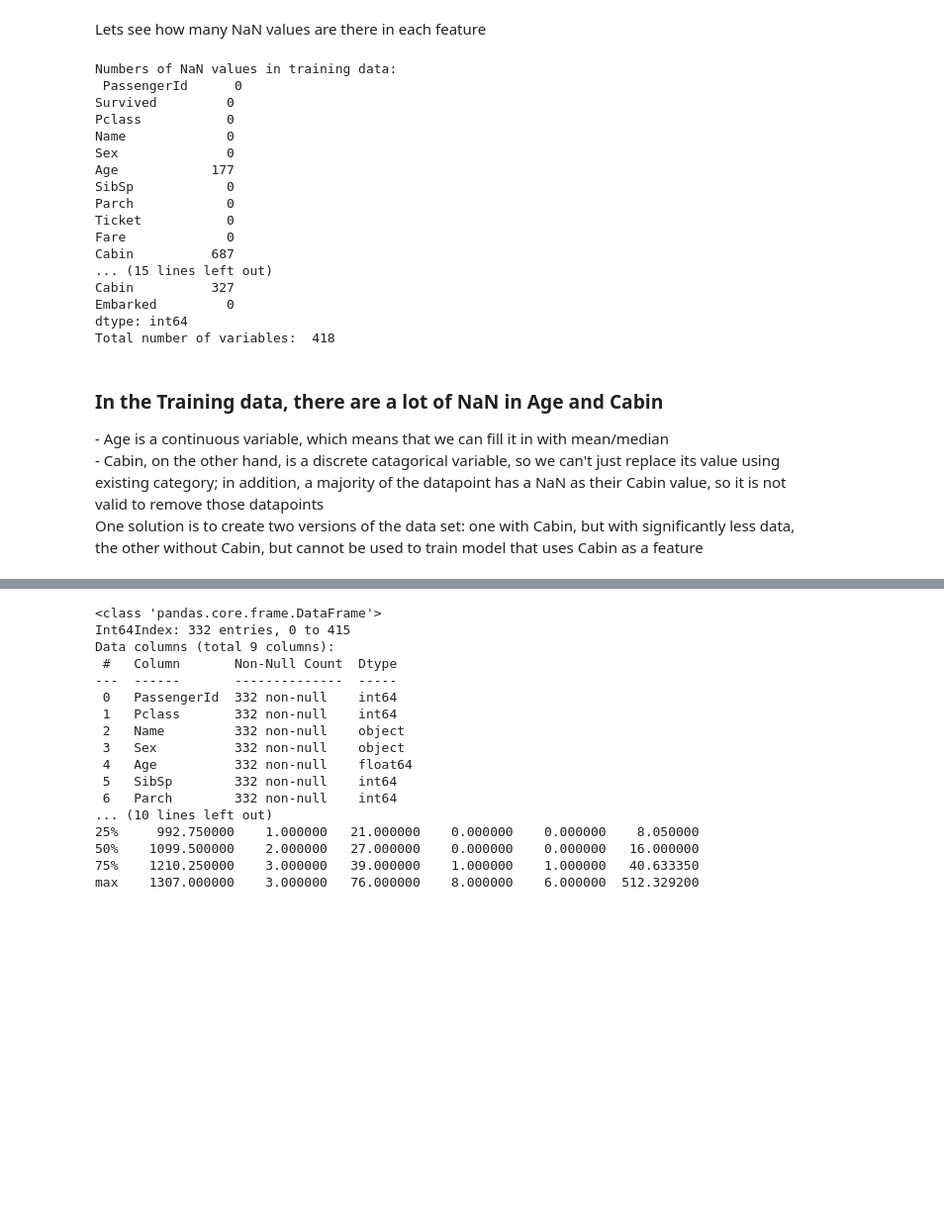
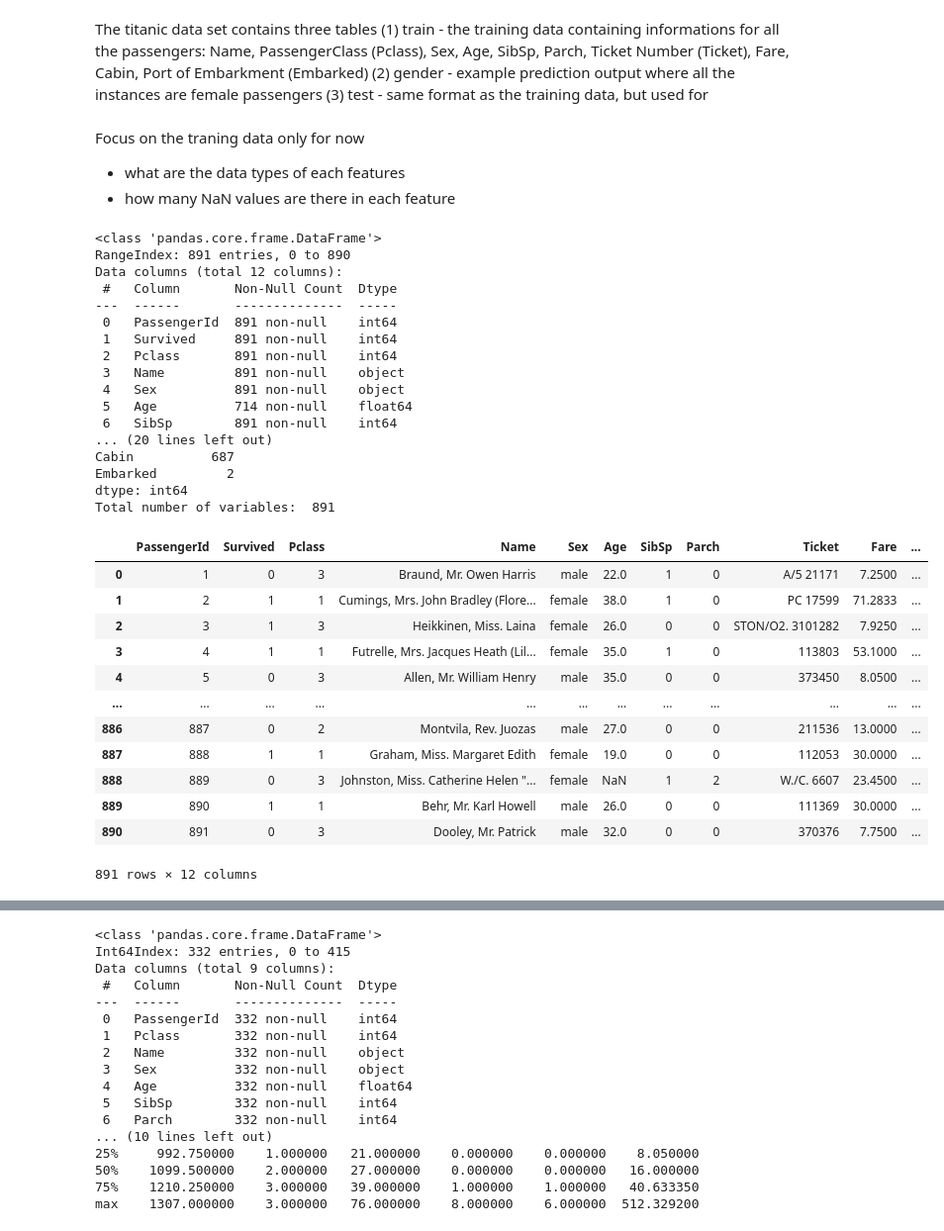
Before and after one commit to Barry0121/SFHack_TODO, a Jupyter notebook: data_analysis/analysis.ipynb, the cells around one changed output, grey strips where cells are left out. Shown at 99% size. Cells and saved outputs as stored; diff of their text form; code cells hidden in the pictures; blank space fills up the shorter version.

```diff
--- a/data_analysis/analysis.ipynb
+++ b/data_analysis/analysis.ipynb
@@ -15,0 +9,5 @@ train = pd.read_csv('data/train.csv')
+# %% [markdown]
+The titanic data set contains three tables
+(1) train - the training data containing informations for all the passengers: Name, PassengerClass (Pclass), Sex, Age, SibSp, Parch, Ticket Number (Ticket), Fare, Cabin, Port of Embarkment (Embarked)
+(2) gender - example prediction output where all the instances are female passengers
+(3) test - same format as the training data, but used for
@@ -16,36 +18,45 @@ train = pd.read_csv('data/train.csv')
 # %% [markdown]
-Lets see how many NaN values are there in each feature
+Focus on the traning data only for now <br>
+* what are the data types of each features
+* how many NaN values are there in each feature
 # %%
 # create a copy of the original dataset
-train_clean = train.copy(deep = True)
-test_clean = test.copy(deep=True)
+train_copy = train.copy(deep = True)
 
-print("Numbers of NaN values in training data: \n", train_clean.isnull().sum(), "\nTotal number of variables: ", train_clean.shape[0])
-print("\n")
-print("Numbers of NaN values in training data: \n", test_clean.isnull().sum(), "\nTotal number of variables: ", test_clean.shape[0])
+print('Datatypes of each feature: \n', train_copy.info())
+
+print("Numbers of NaN values in training data: \n", train_copy.isnull().sum(),
+      "\nTotal number of variables: ", train_copy.shape[0])
+
+train_copy
 # %% [output]
-Numbers of NaN values in training data:
- PassengerId      0
-Survived         0
-Pclass           0
-Name             0
-Sex              0
-Age            177
-SibSp            0
-Parch            0
-Ticket           0
-Fare             0
+<class 'pandas.core.frame.DataFrame'>
+RangeIndex: 891 entries, 0 to 890
+Data columns (total 12 columns):
+ #   Column       Non-Null Count  Dtype
+---  ------       --------------  -----
+ 0   PassengerId  891 non-null    int64
+ 1   Survived     891 non-null    int64
+ 2   Pclass       891 non-null    int64
+ 3   Name         891 non-null    object
+ 4   Sex          891 non-null    object
+ 5   Age          714 non-null    float64
+ 6   SibSp        891 non-null    int64
+... (20 lines left out)
 Cabin          687
-... (15 lines left out)
-Cabin          327
-Embarked         0
+Embarked         2
 dtype: int64
-Total number of variables:  418
+Total number of variables:  891
+|  | PassengerId | Survived | Pclass | Name | Sex | Age | SibSp | Parch | Ticket | Fare | ... |
+| 0 | 1 | 0 | 3 | Braund, Mr. Owen Harris | male | 22.0 | 1 | 0 | A/5 21171 | 7.2500 | ... |
+| 1 | 2 | 1 | 1 | Cumings, Mrs. John Bradley (Flore... | female | 38.0 | 1 | 0 | PC 17599 | 71.2833 | ... |
+| 2 | 3 | 1 | 3 | Heikkinen, Miss. Laina | female | 26.0 | 0 | 0 | STON/O2. 3101282 | 7.9250 | ... |
+| 3 | 4 | 1 | 1 | Futrelle, Mrs. Jacques Heath (Lil... | female | 35.0 | 1 | 0 | 113803 | 53.1000 | ... |
+| 4 | 5 | 0 | 3 | Allen, Mr. William Henry | male | 35.0 | 0 | 0 | 373450 | 8.0500 | ... |
+| ... | ... | ... | ... | ... | ... | ... | ... | ... | ... | ... | ... |
+| 886 | 887 | 0 | 2 | Montvila, Rev. Juozas | male | 27.0 | 0 | 0 | 211536 | 13.0000 | ... |
+| 887 | 888 | 1 | 1 | Graham, Miss. Margaret Edith | female | 19.0 | 0 | 0 | 112053 | 30.0000 | ... |
+| 888 | 889 | 0 | 3 | Johnston, Miss. Catherine Helen "... | female | NaN | 1 | 2 | W./C. 6607 | 23.4500 | ... |
+| 889 | 890 | 1 | 1 | Behr, Mr. Karl Howell | male | 26.0 | 0 | 0 | 111369 | 30.0000 | ... |
+| 890 | 891 | 0 | 3 | Dooley, Mr. Patrick | male | 32.0 | 0 | 0 | 370376 | 7.7500 | ... |
+891 rows × 12 columns
-# %% [markdown]
-<h3>
-In the Training data, there are a lot of NaN in Age and Cabin
-</h3>
-- Age is a continuous variable, which means that we can fill it in with mean/median <br>
-- Cabin, on the other hand, is a discrete catagorical variable, so we can't just replace its value using existing category; in addition, a majority of the datapoint has a NaN as their Cabin value, so it is not valid to remove those datapoints <br>
-<p>
-One solution is to create two versions of the data set: one with Cabin, but with significantly less data, the other without Cabin, but cannot be used to train model that uses Cabin as a feature </p>
```
Also changed, not shown: parts of 20 cells of this notebook, 2 other files.
